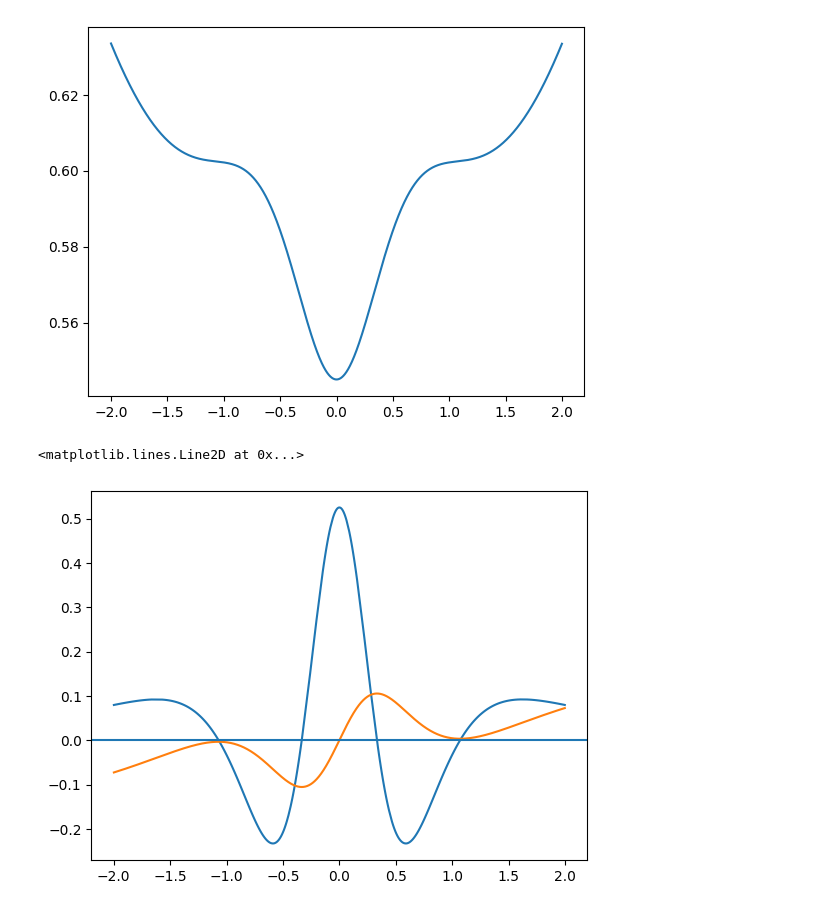
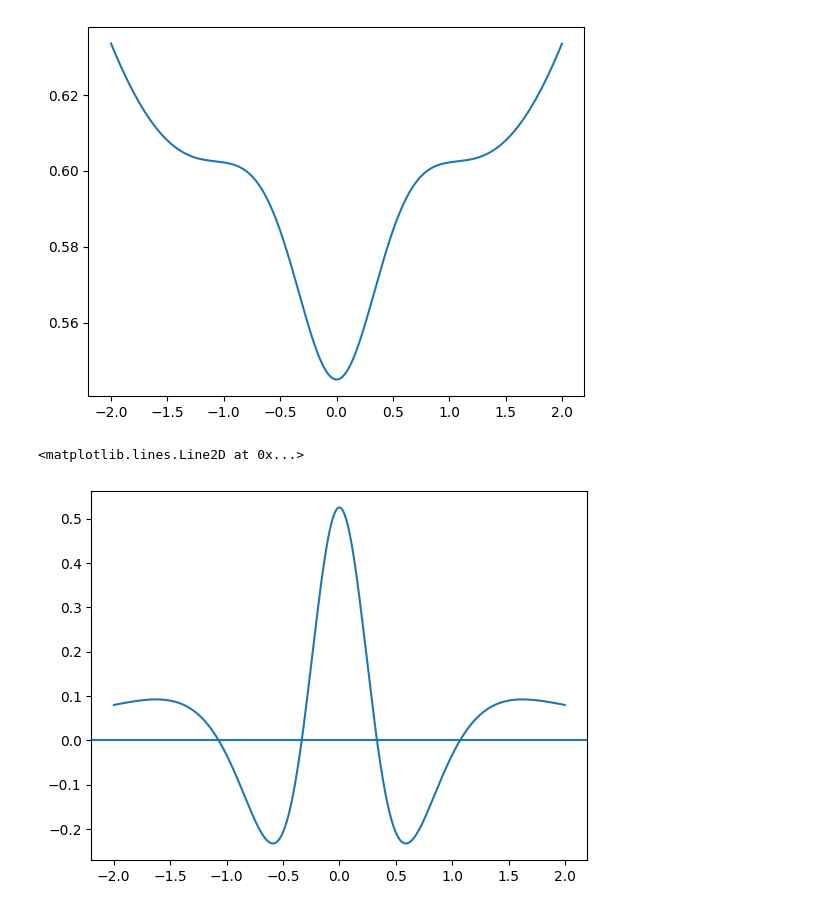
Before and after one commit to ihatebananas/Summer_Research, a Jupyter notebook: vpt.ipynb, the cells around one changed output. Drawn from its saved outputs; the diff is of its cells as text; code cells hidden in the pictures.

```diff
--- a/vpt.ipynb
+++ b/vpt.ipynb
@@ -90,0 +101,29 @@ def deriv_zeroes(xvec, yvec, k, precision):
+# %%
+solution = sol.x[0]
+size = 13
+energy_matrix1 = np.zeros((size, size))
+
+for i in range(size):
+    for j in range(i, size):
+        integral = c1 * np.dot(weights, trans_amp(i, j, c1*samples + c2, 0))
+
+        energy_matrix1[i][j] = integral
+        energy_matrix1[j][i] = integral
+# %%
+energy_matrix2 = np.zeros((size, size))
+
+for i in range(size):
+    for j in range(i, size):
+        integral = c1 * np.dot(weights, trans_amp(i, j, c1*samples + c2, 0.936))
+
+        energy_matrix2[i][j] = integral
+        energy_matrix2[j][i] = integral
+# %%
+energy_matrix3 = np.zeros((size, size))
+
+for i in range(size):
+    for j in range(i, size):
+        integral = c1 * np.dot(weights, trans_amp(i, j, c1*samples + c2, 1.0706))
+
+        energy_matrix3[i][j] = integral
+        energy_matrix3[j][i] = integral
@@ -180,15 +259,15 @@ ax.plot(xaxis, yaxis)
 [<matplotlib.lines.Line2D at 0x...>]
 [figure]
 # %%
-deriv =  v_derivative(yaxis, xaxis)
-dderiv = v_derivative(deriv, xaxis)
+deriv =  v_derivative(yaxis, xaxis, 1)
+dderiv = v_derivative(deriv, xaxis, 1)
 # %%
 fig = plt.figure()
 ax = fig.add_subplot(1, 1, 1)
 
 ax.plot(xaxis[10:-10], dderiv[10:-10])
-ax.plot(xaxis[10:-10], deriv[10:-10])
+#ax.plot(xaxis[10:-10], deriv[10:-10])
 ax.axhline(0)
 # %% [output]
 <matplotlib.lines.Line2D at 0x...>
-[figure, old version]
+[figure, new version]
```
Also changed, not shown: parts of 9 cells of this notebook.
